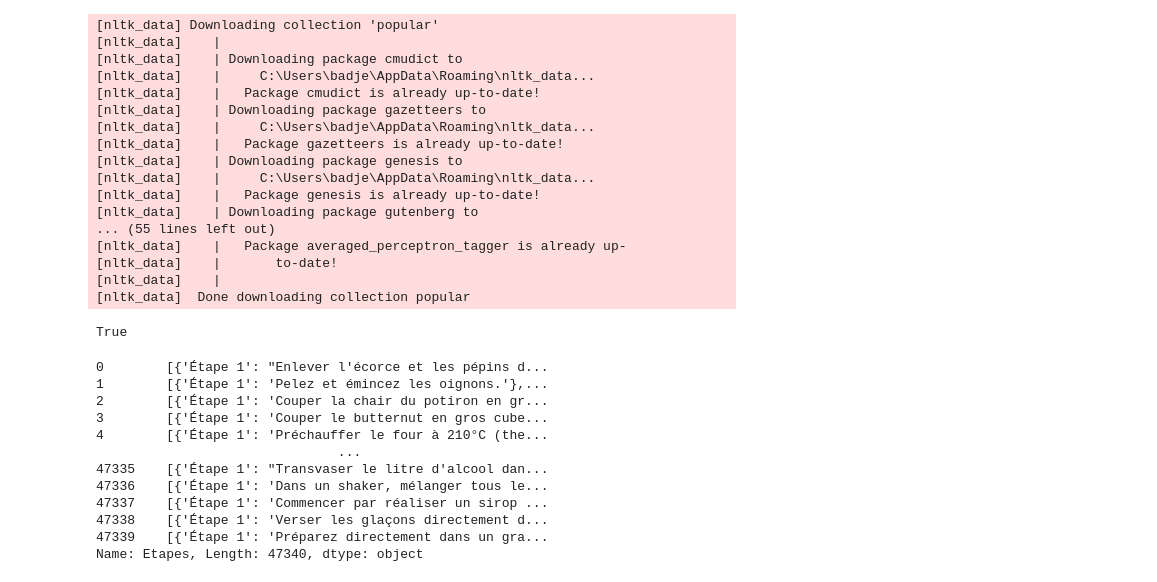
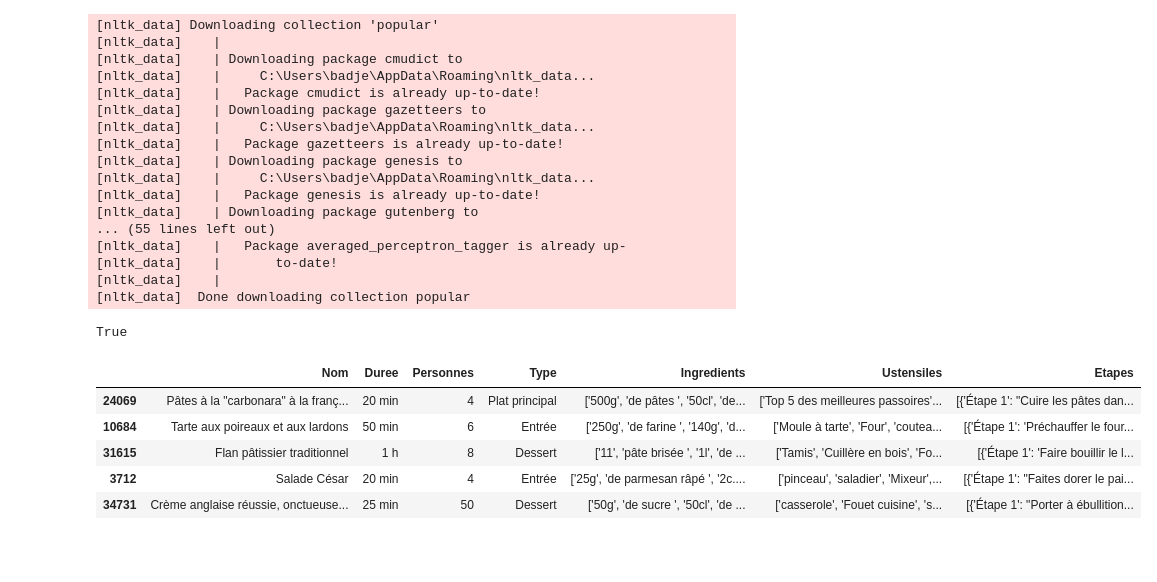
Before and after one commit to BADJEMM98/Recipe_generator, a Jupyter notebook: src/preprocessing.ipynb, the cells around one changed output. Saved outputs shown, nothing was run; the diff lists cells and outputs as text; code cells hidden in the pictures; blank space fills up the shorter version.

```diff
--- a/src/preprocessing.ipynb
+++ b/src/preprocessing.ipynb
@@ -58,21 +56,15 @@ current_dir = os.path.dirname(os.path.realpath("__file__"))
 repo_dir = os.path.dirname(current_dir)
 DATA_FILE = os.path.join(repo_dir,"data","recettes.csv")
 data = pd.read_csv(DATA_FILE, encoding="utf-8",sep=',')
-# %%
-data["Etapes"][0]
-# %% [output]
-0        [{'Étape 1': "Enlever l'écorce et les pépins d...
-1        [{'Étape 1': 'Pelez et émincez les oignons.'},...
-2        [{'Étape 1': 'Couper la chair du potiron en gr...
-3        [{'Étape 1': 'Couper le butternut en gros cube...
-4        [{'Étape 1': 'Préchauffer le four à 210°C (the...
-                               ...
-47335    [{'Étape 1': "Transvaser le litre d'alcool dan...
-47336    [{'Étape 1': 'Dans un shaker, mélanger tous le...
-47337    [{'Étape 1': 'Commencer par réaliser un sirop ...
-47338    [{'Étape 1': 'Verser les glaçons directement d...
-47339    [{'Étape 1': 'Préparez directement dans un gra...
-Name: Etapes, Length: 47340, dtype: object
+# %%
+data.sample(5)
+# %% [output]
+|  | Nom | Duree | Personnes | Type | Ingredients | Ustensiles | Etapes |
+| 24069 | Pâtes à la "carbonara" à la franç... | 20 min | 4 | Plat principal | ['500g', 'de pâtes ', '50cl', 'de... | ['Top 5 des meilleures passoires'... | [{'Étape 1': "Cuire les pâtes dan... |
+| 10684 | Tarte aux poireaux et aux lardons | 50 min | 6 | Entrée | ['250g', 'de farine ', '140g', 'd... | ['Moule à tarte', 'Four', 'coutea... | [{'Étape 1': 'Préchauffer le four... |
+| 31615 | Flan pâtissier traditionnel | 1 h | 8 | Dessert | ['11', 'pâte brisée ', '1l', 'de ... | ['Tamis', 'Cuillère en bois', 'Fo... | [{'Étape 1': 'Faire bouillir le l... |
+| 3712 | Salade César | 20 min | 4 | Entrée | ['25g', 'de parmesan râpé ', '2c.... | ['pinceau', 'saladier', 'Mixeur',... | [{'Étape 1': "Faites dorer le pai... |
+| 34731 | Crème anglaise réussie, onctueuse... | 25 min | 50 | Dessert | ['50g', 'de sucre ', '50cl', 'de ... | ['casserole', 'Fouet cuisine', 's... | [{'Étape 1': "Porter à ébullition... |
 # %%
 def split_quantity_units(text):
     if re.match(r"^\d.*[a-zA-Z]$",text) is not None:
```
Also changed, not shown: parts of 10 cells of this notebook.
